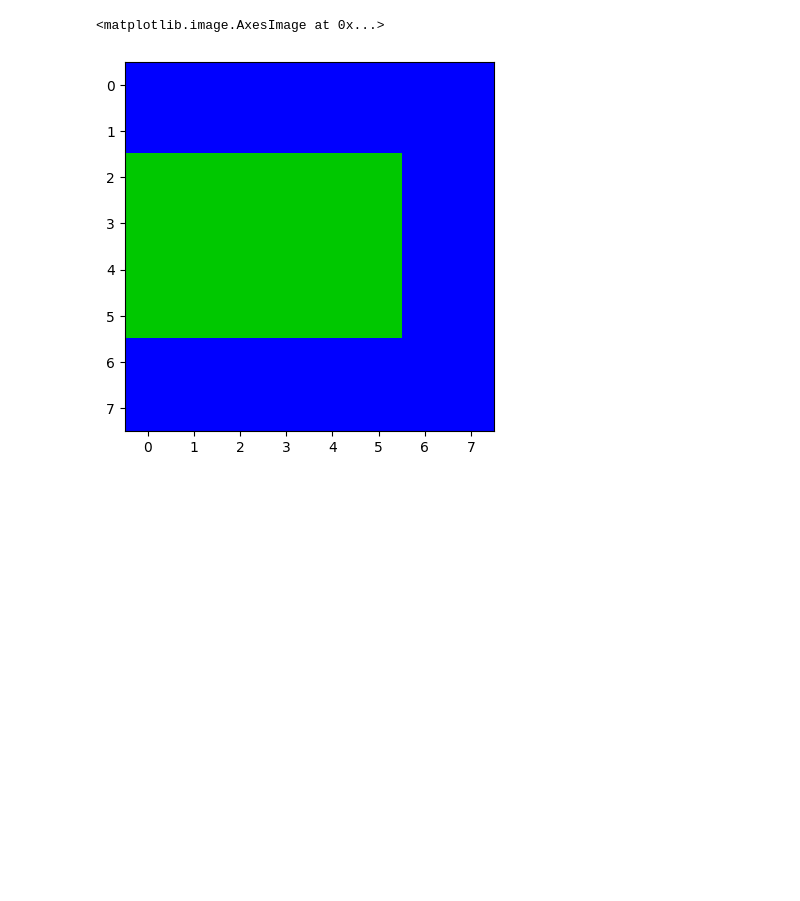
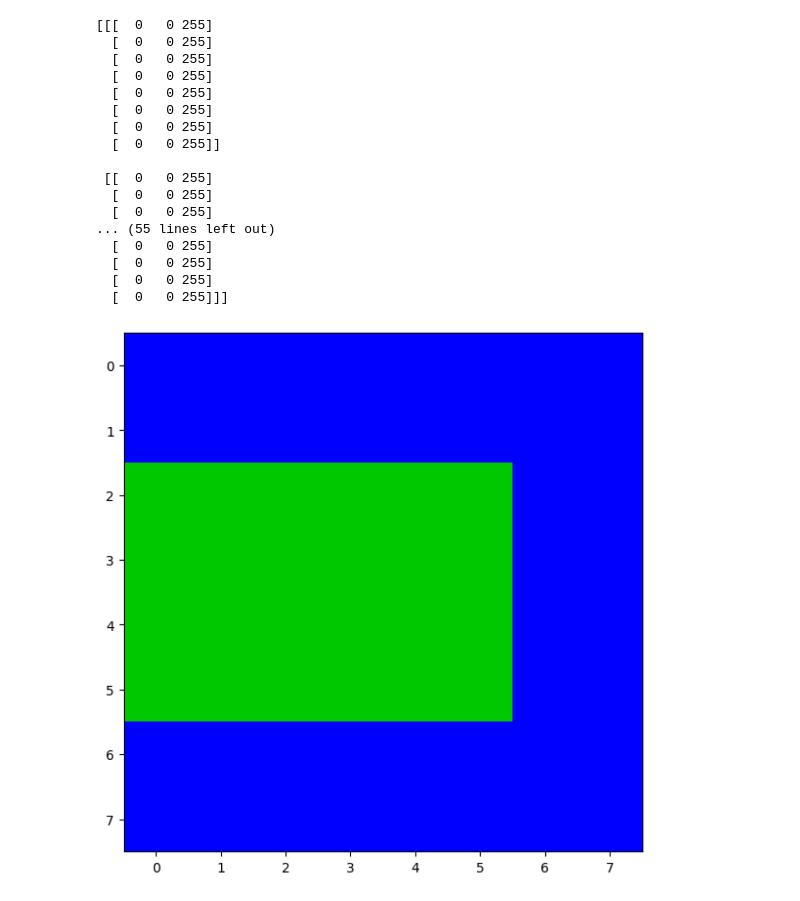
Before and after one commit to tapetenkleister/F-E_Projekt_Montage, a Jupyter notebook: assembly_step_detection/testing.ipynb, the cells around one changed output. Drawn from its saved outputs; the diff is of its cells as text; code cells hidden in the pictures; blank space fills up the shorter version.

```diff
--- a/assembly_step_detection/testing.ipynb
+++ b/assembly_step_detection/testing.ipynb
@@ -83,8 +83,26 @@ template_array=[
                 "blue"
             ]
         ]
-# %%
-plt.imshow(display_lego_pattern(template_array))
-# %% [output]
-<matplotlib.image.AxesImage at 0x...>
-[figure, removed]
+# %%
+img = display_lego_pattern(template_array)
+plt.imshow(img)
+print(img)
+# %% [output]
+[[[  0   0 255]
+  [  0   0 255]
+  [  0   0 255]
+  [  0   0 255]
+  [  0   0 255]
+  [  0   0 255]
+  [  0   0 255]
+  [  0   0 255]]
+
+ [[  0   0 255]
+  [  0   0 255]
+  [  0   0 255]
+... (55 lines left out)
+  [  0   0 255]
+  [  0   0 255]
+  [  0   0 255]
+  [  0   0 255]]]
+[figure, added]
```
Also changed, not shown: parts of 2 cells of this notebook, 13 other files.
